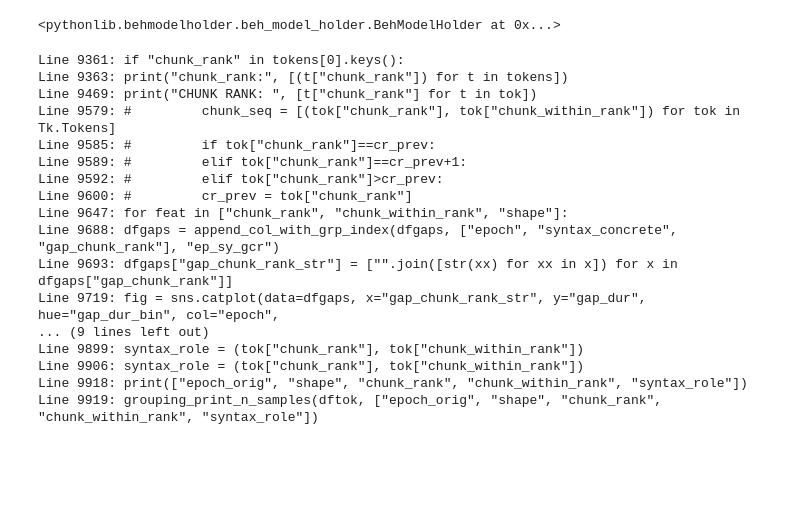
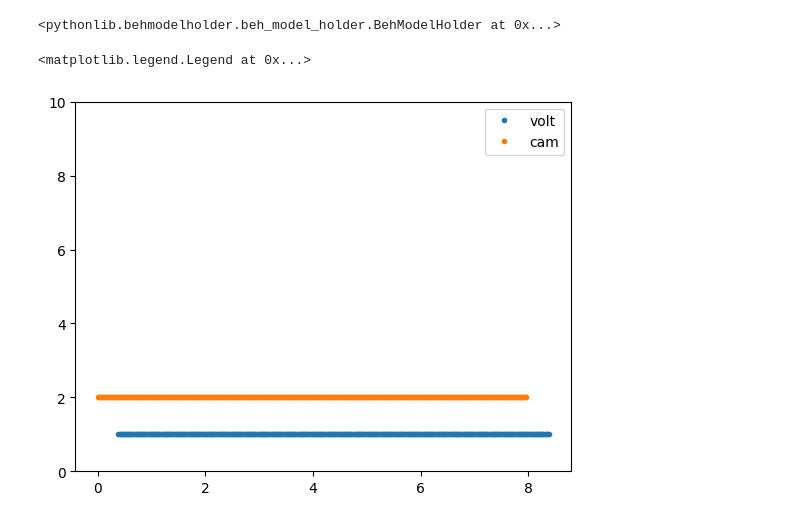
Before and after one commit to lucast4/pythonlib, a Jupyter notebook: pythonlib/dataset/dataset_analy/gaps_dan.ipynb, the cells around one changed output. Saved outputs shown, nothing was run; the diff lists cells and outputs as text; code cells hidden in the pictures; blank space fills up the shorter version.

```diff
--- a/pythonlib/dataset/dataset_analy/gaps_dan.ipynb
+++ b/pythonlib/dataset/dataset_analy/gaps_dan.ipynb
@@ -42,7 +42,7 @@ expt = name.split('_')[1]
 # %% [markdown]
 ### Load presaved data (old)
 # %%
-dat_dir = f'/home/danhan/freiwaldDrive/dhanuska/hand_track/{animal}/{name}/processed_data.pkl'
+dat_dir = f'/home/danhan/freiwaldDrive/dhanuska/handtrack_processed/{animal}/{name}/processed_data.pkl'
 with open(dat_dir,'rb') as f:
     dat_load = pickle.load(f)
 #Only work if one session
@@ -177,3 +147,18 @@ D.Dat
+# %%
+#load eyetracking data
+from neuralmonkey.classes.session import load_session_helper, load_mult_session_helper
+import neuralmonkey.utils.monkeylogic as mkl
+from neuralmonkey.scripts.load_and_save_locally import load_and_preprocess_single_session
+from neuralmonkey.classes.session import Session
+
+save_dir = f'/data4/dan/saved_ms/{date}.pkl'
+if not os.path.exists(save_dir):
+    MS = load_mult_session_helper(date, animal)
+    with open(save_dir,'wb') as f:
+        pickle.dump(MS,f)
+else:
+    with open(save_dir,'rb') as f:
+        MS = pickle.load(f)
 # %% [markdown]
 #### Plot trajectories
 # %%
@@ -228,36 +213,26 @@ Generated column called 'agent', which connects agent_kind-rule
 #Fun little bonus columns
 D.trialcode_tuple_extract_assign()
 D.grammarparses_chunk_transitions_gaps_extract_batch()
-# %%
-import os
-
-def find_function_in_file(file_path, search_term):
-    with open(file_path, 'r') as file:
-        lines = file.readlines()
-        for i, line in enumerate(lines):
-            if search_term in line:
-                print(f"Line {i+1}: {line.strip()}")
-
-# Path to the dataset.py file
-file_path = os.path.join(pythonlib.__path__[0], 'dataset', 'dataset.py')
-
-# Search for the term 'chunk_rank'
-find_function_in_file(file_path, 'chunk_rank')
-# %% [output]
-Line 9361: if "chunk_rank" in tokens[0].keys():
-Line 9363: print("chunk_rank:", [(t["chunk_rank"]) for t in tokens])
-Line 9469: print("CHUNK RANK: ", [t["chunk_rank"] for t in tok])
-Line 9579: #         chunk_seq = [(tok["chunk_rank"], tok["chunk_within_rank"]) for tok in Tk.Tokens]
-Line 9585: #         if tok["chunk_rank"]==cr_prev:
-Line 9589: #         elif tok["chunk_rank"]==cr_prev+1:
-Line 9592: #         elif tok["chunk_rank"]>cr_prev:
-Line 9600: #         cr_prev = tok["chunk_rank"]
-Line 9647: for feat in ["chunk_rank", "chunk_within_rank", "shape"]:
-Line 9688: dfgaps = append_col_with_grp_index(dfgaps, ["epoch", "syntax_concrete", "gap_chunk_rank"], "ep_sy_gcr")
-Line 9693: dfgaps["gap_chunk_rank_str"] = ["".join([str(xx) for xx in x]) for x in dfgaps["gap_chunk_rank"]]
-Line 9719: fig = sns.catplot(data=dfgaps, x="gap_chunk_rank_str", y="gap_dur", hue="gap_dur_bin", col="epoch",
-... (9 lines left out)
-Line 9899: syntax_role = (tok["chunk_rank"], tok["chunk_within_rank"])
-Line 9906: syntax_role = (tok["chunk_rank"], tok["chunk_within_rank"])
-Line 9918: print(["epoch_orig", "shape", "chunk_rank", "chunk_within_rank", "syntax_role"])
-Line 9919: grouping_print_n_samples(dftok, ["epoch_orig", "shape", "chunk_rank", "chunk_within_rank", "syntax_role"])
+# %%
+import pickle
+import matplotlib.pyplot as plt
+import numpy as np
+
+with open('/home/danhan/freiwaldDrive/dhanuska/volt_times.pkl','rb') as f:
+    volt_times = pickle.load(f)
+with open('/home/danhan/freiwaldDrive/dhanuska/cam_times.pkl','rb') as f:
+    cam_times = pickle.load(f)
+volt_times = volt_times[2:]
+cam_times = cam_times - np.min(cam_times)
+volt_y = [1 for p in volt_times]
+cam_y = [2 for p in cam_times]
+
+
+
+plt.plot(volt_times,volt_y,'.',label='volt')
+plt.plot(cam_times,cam_y,'.',label='cam')
+plt.ylim(0,10)
+plt.legend()
+# %% [output]
+<matplotlib.legend.Legend at 0x...>
+[figure, added]
```
Also changed, not shown: parts of 5 cells of this notebook, 2 other files.
